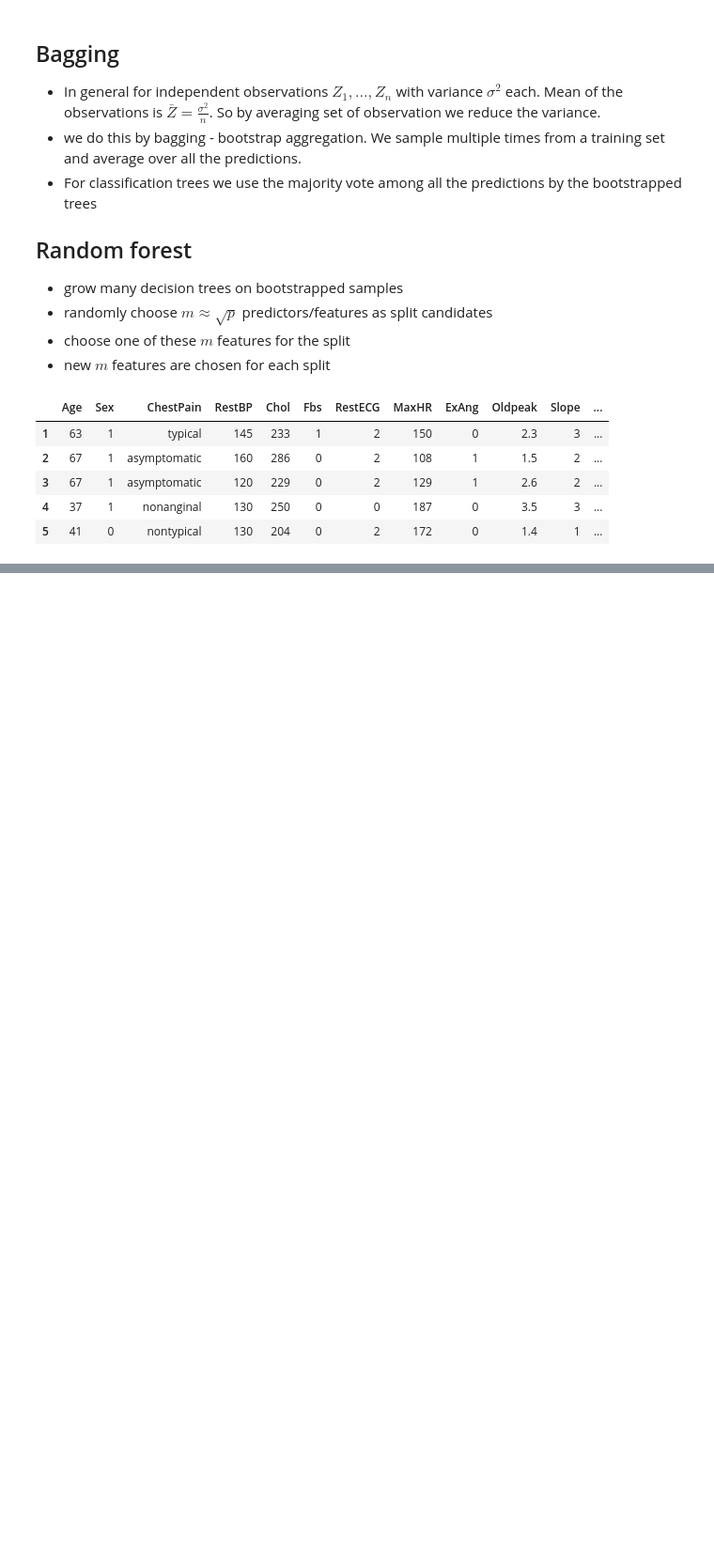
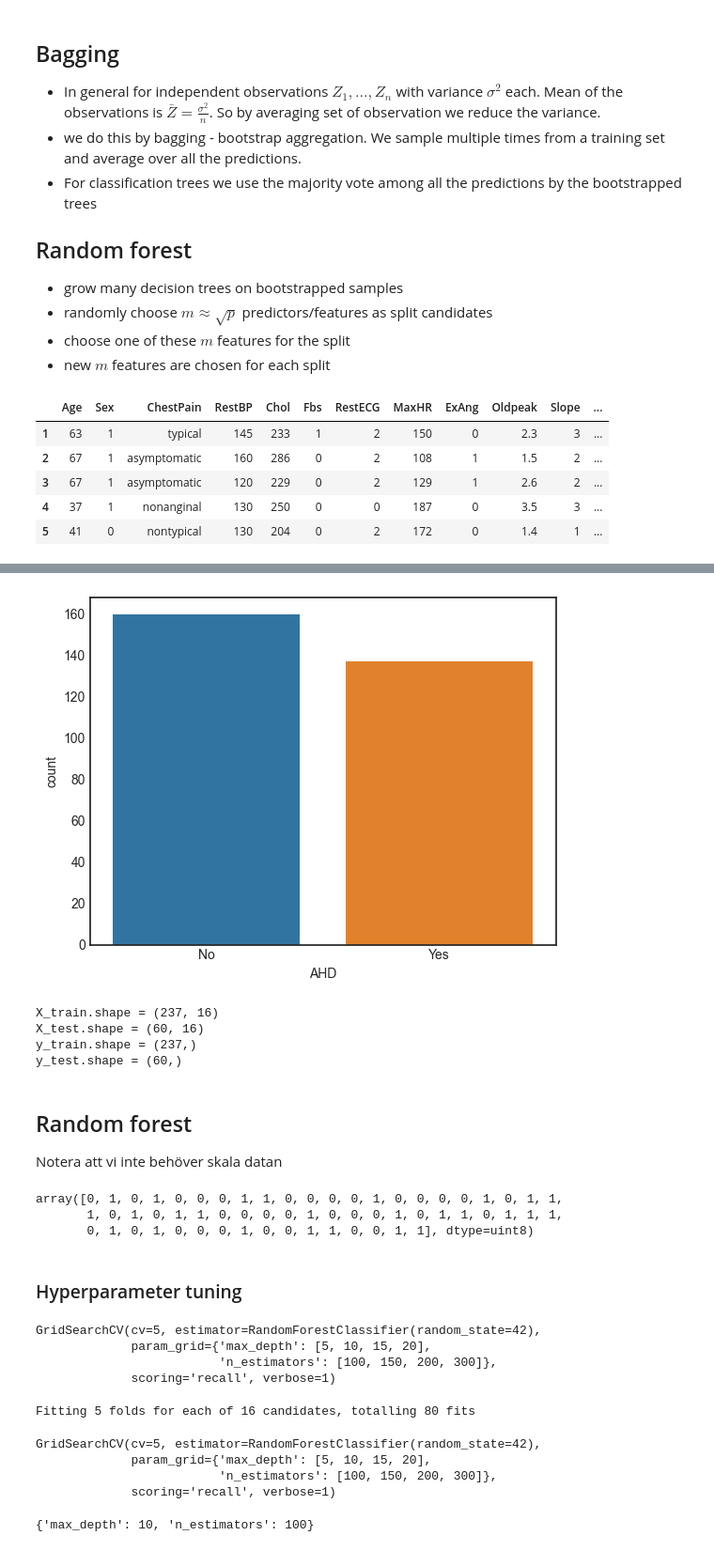
Before and after one commit to JoelOscarsson/Machine-Learning, a Jupyter notebook: Code-Alongs/L10-Random-Forest.ipynb, the cells around one changed output, grey strips where cells are left out. Shown: that part at 94% size. Saved outputs shown, nothing was run; the diff lists cells and outputs as text; code cells hidden in the pictures; blank space fills up the shorter version.

```diff
--- a/Code-Alongs/L10-Random-Forest.ipynb
+++ b/Code-Alongs/L10-Random-Forest.ipynb
@@ -47,0 +68,2 @@ df.head()
+# %%
+df.dropna(inplace=True)
@@ -47,0 +90,75 @@ df.head()
+# %%
+sns.countplot(data = df, x = 'AHD');
+
+# yes this is pretty balanced
+# %% [output]
+[figure, added]
+# %%
+from utils import print_shapes
+
+df = pd.get_dummies(df, drop_first=True)
+
+X, y = df.drop("AHD_Yes", axis=1), df["AHD_Yes"]
+
+X_train, X_test, y_train, y_test = train_test_split(X, y, test_size=0.2, random_state=42)
+
+print_shapes(X_train, X_test, y_train, y_test)
+# %% [output]
+X_train.shape = (237, 16)
+X_test.shape = (60, 16)
+y_train.shape = (237,)
+y_test.shape = (60,)
+# %% [markdown]
+## Random forest
+Notera att vi inte behöver skala datan
+# %%
+from sklearn.ensemble import RandomForestClassifier
+
+model = RandomForestClassifier(n_estimators=100, random_state=42)
+model.fit(X_train, y_train)
+y_pred = model.predict(X_test)
+y_pred
+# %% [output]
+array([0, 1, 0, 1, 0, 0, 0, 1, 1, 0, 0, 0, 0, 1, 0, 0, 0, 0, 1, 0, 1, 1,
+       1, 0, 1, 0, 1, 1, 0, 0, 0, 0, 1, 0, 0, 0, 1, 0, 1, 1, 0, 1, 1, 1,
+       0, 1, 0, 1, 0, 0, 0, 1, 0, 0, 1, 1, 0, 0, 1, 1], dtype=uint8)
+# %% [markdown]
+### Hyperparameter tuning
+# %%
+from sklearn.model_selection import GridSearchCV
+
+# testing different values of n_estimators and max_depth
+# 100 mot 5 100 mot 10 100 osv
+# coarse tuning
+param_grid = {"n_estimators": [100, 150, 200, 300], "max_depth": [5, 10, 15, 20]}
+# for more refined tuning repeat the process using parameters closer to the best parameters found in the coarse search
+
+
+# verbose skriver ut saker
+# för att få recall så högst som möjligt och false negative så lågt som möjligt
+clf = GridSearchCV(
+    RandomForestClassifier(random_state=42),
+    param_grid=param_grid,
+    cv=5,
+    verbose=1,
+    scoring="recall",
+)
+
+clf
+# %% [output]
+GridSearchCV(cv=5, estimator=RandomForestClassifier(random_state=42),
+             param_grid={'max_depth': [5, 10, 15, 20],
+                         'n_estimators': [100, 150, 200, 300]},
+             scoring='recall', verbose=1)
+# %%
+clf.fit(X_train, y_train)
+# %% [output]
+Fitting 5 folds for each of 16 candidates, totalling 80 fits
+GridSearchCV(cv=5, estimator=RandomForestClassifier(random_state=42),
+             param_grid={'max_depth': [5, 10, 15, 20],
+                         'n_estimators': [100, 150, 200, 300]},
+             scoring='recall', verbose=1)
+# %%
+clf.best_params_
+# %% [output]
+{'max_depth': 10, 'n_estimators': 100}
```
Also changed, not shown: parts of 9 cells of this notebook, 1 other file.
